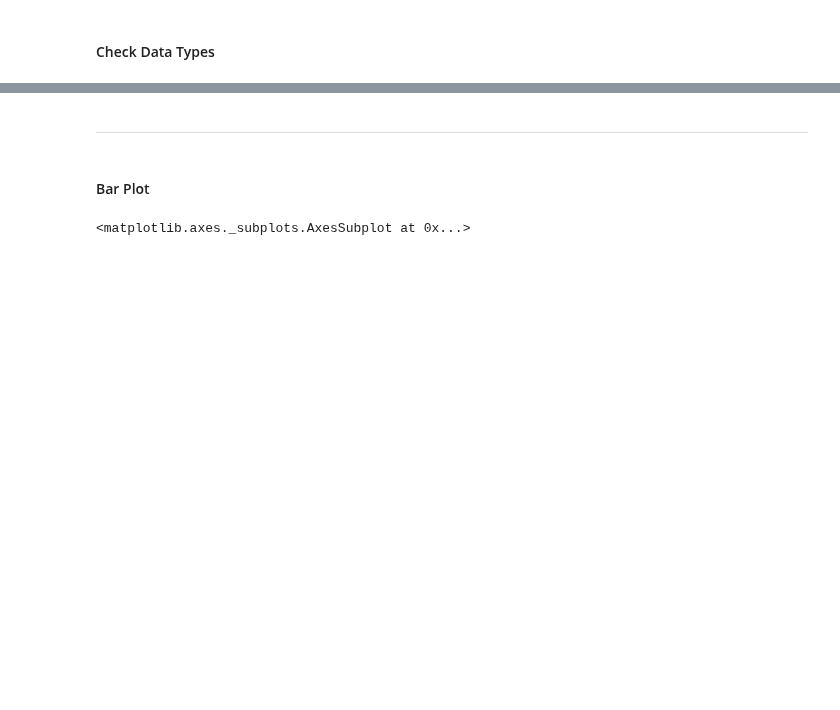
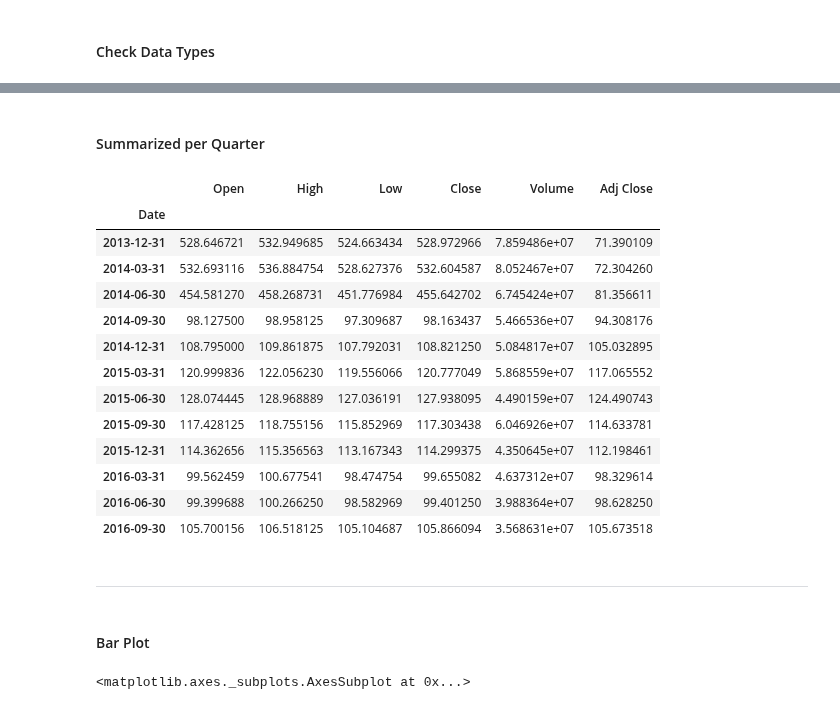
Before and after one commit to CFerraren/Python-Matplotlib, a Jupyter notebook: 1.2_Bar Plot.ipynb, the cells around one changed output, grey strips where cells are left out. Cells and saved outputs as stored; diff of their text form; code cells hidden in the pictures; blank space fills up the shorter version.

```diff
--- a/1.2_Bar Plot.ipynb
+++ b/1.2_Bar Plot.ipynb
@@ -81,3 +93,25 @@ aapl.head()
+# %% [markdown]
+#### Summarized per Quarter
+# %%
+# Summarizing Stocks by Quarter
+
+dfq = aapl.resample('Q').mean()
+dfq
+# %% [output]
+|  | Open | High | Low | Close | Volume | Adj Close |
+| Date |  |  |  |  |  |  |
+| 2013-12-31 | 528.646721 | 532.949685 | 524.663434 | 528.972966 | 7.859486e+07 | 71.390109 |
+| 2014-03-31 | 532.693116 | 536.884754 | 528.627376 | 532.604587 | 8.052467e+07 | 72.304260 |
+| 2014-06-30 | 454.581270 | 458.268731 | 451.776984 | 455.642702 | 6.745424e+07 | 81.356611 |
+| 2014-09-30 | 98.127500 | 98.958125 | 97.309687 | 98.163437 | 5.466536e+07 | 94.308176 |
+| 2014-12-31 | 108.795000 | 109.861875 | 107.792031 | 108.821250 | 5.084817e+07 | 105.032895 |
+| 2015-03-31 | 120.999836 | 122.056230 | 119.556066 | 120.777049 | 5.868559e+07 | 117.065552 |
+| 2015-06-30 | 128.074445 | 128.968889 | 127.036191 | 127.938095 | 4.490159e+07 | 124.490743 |
+| 2015-09-30 | 117.428125 | 118.755156 | 115.852969 | 117.303438 | 6.046926e+07 | 114.633781 |
+| 2015-12-31 | 114.362656 | 115.356563 | 113.167343 | 114.299375 | 4.350645e+07 | 112.198461 |
+| 2016-03-31 | 99.562459 | 100.677541 | 98.474754 | 99.655082 | 4.637312e+07 | 98.329614 |
+| 2016-06-30 | 99.399688 | 100.266250 | 98.582969 | 99.401250 | 3.988364e+07 | 98.628250 |
+| 2016-09-30 | 105.700156 | 106.518125 | 105.104687 | 105.866094 | 3.568631e+07 | 105.673518 |
 # %% [markdown]
 ---
 # %% [markdown]
```
Also changed, not shown: parts of 17 cells of this notebook, 2 other files.
